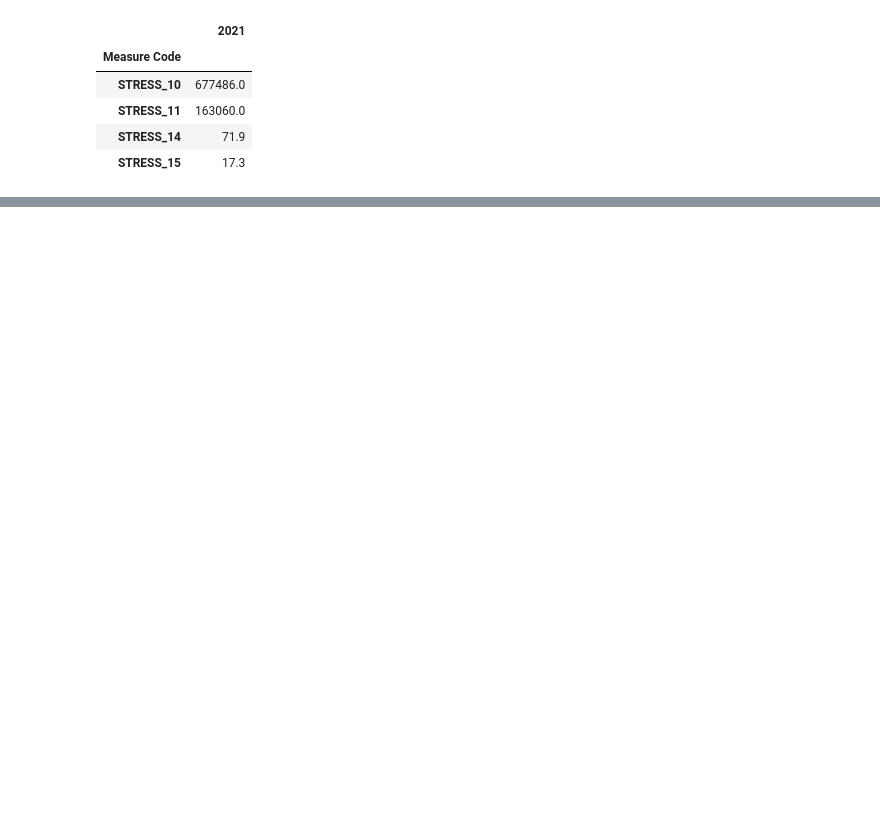
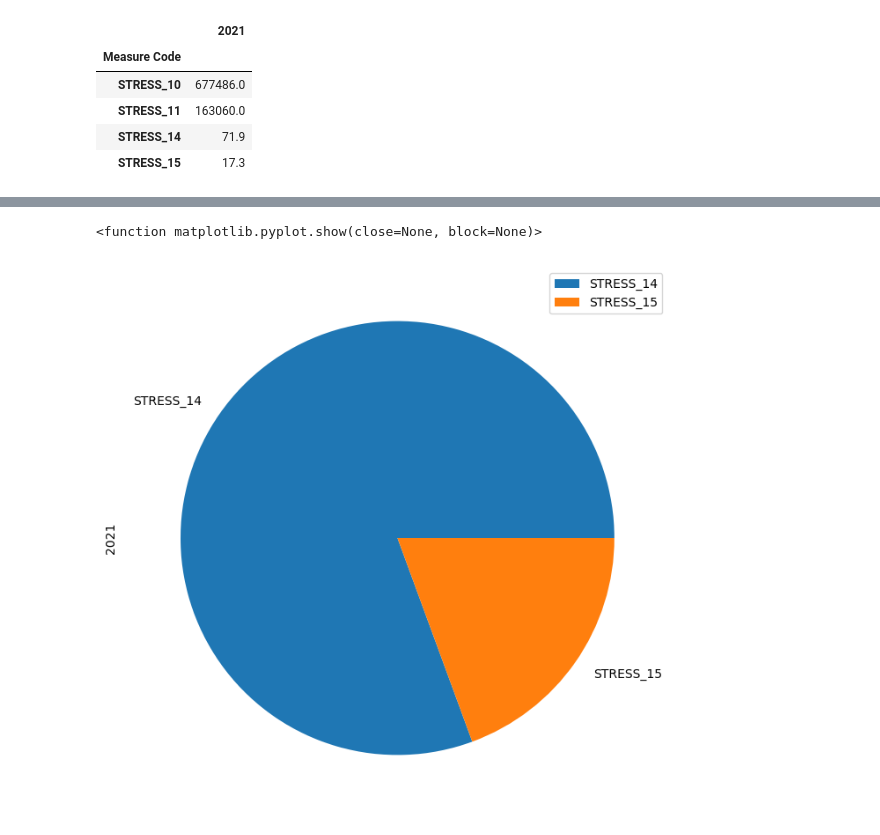
Before and after one commit to Damien-Nguyen/Analysis-of-mortgage-stress-by-geography-in-Australia, a Jupyter notebook: NSW_mortgage.ipynb, the cells around one changed output, grey strips where cells are left out. Saved outputs shown, nothing was run; the diff lists cells and outputs as text; code cells hidden in the pictures; blank space fills up the shorter version.

```diff
--- a/NSW_mortgage.ipynb
+++ b/NSW_mortgage.ipynb
@@ -111,8 +108,14 @@ NSW_mortgages_DF.head()
 # %%
 mortgages_stress_2021 = NSW_mortgages_DF.drop(columns=["Parent Description","Description","2016","2017","2018","2019","2020"])
 mortgages_stress_2021.drop([0,1,244,245,414,455,642,643,646,647,742,743,744,745,746,747,748,749], axis=0, inplace=True)
-Lower_income = mortgages_stress_2021.drop(index=[644,645])
-Higher_income = mortgages_stress_2021.drop(index=[640,641])
+Lower_income = mortgages_stress_2021.drop(index=[641,645])
+Lower_income_no = mortgages_stress_2021.drop(index=[641,644,645])
+Lower_income_percentage = mortgages_stress_2021.drop(index=[640,641,645])
+Higher_income = mortgages_stress_2021.drop(index=[640,644])
+Higher_income_no = mortgages_stress_2021.drop(index=[640,644,645])
+Higher_income_percentage = mortgages_stress_2021.drop(index=[640,641,644])
+Lower_vs_higher_no = mortgages_stress_2021.drop(index=[644,645])
+Lower_vs_higher_percentage = mortgages_stress_2021.drop(index=[640,641])
 mortgages_stress_2021.set_index(mortgages_stress_2021['Measure Code'], inplace=True)
 mortgages_stress_2021.drop(columns=['Measure Code'], inplace=True)
 mortgages_stress_2021
@@ -131,11 +168,14 @@ Higher_income_plot
 # %% [output]
 [interactive output not drawn]
 # %%
-Lower_income.set_index(Lower_income['Measure Code'], inplace=True)
-Lower_income.drop(columns=['Measure Code'], inplace=True)
-Lower_income_plot = Lower_income['2021'].hvplot.bar(
-    label="Household Mortgage Repayments of Lower Household Income",
-    shared_axes = False)
-Lower_income_plot
+Lower_vs_higher_percentage.set_index(Lower_vs_higher_percentage['Measure Code'], inplace=True)
+Lower_vs_higher_percentage.drop(columns=['Measure Code'], inplace=True)
+Lower_vs_higher_percentage_plot = Lower_vs_higher_percentage['2021'].hvplot.bar(
+    x='Measure Code',
+    label="Lower VS Higher Mortgage income (%)",
+    shared_axes = False,
+).opts(
+)
+Lower_vs_higher_percentage_plot
 # %% [output]
 [interactive output not drawn]
@@ -155,0 +182,6 @@ Lower_box + Higher_box
+# %%
+Lower_vs_higher_percentage.plot(kind='pie', subplots=True, figsize=(8,8))
+plt.show
+# %% [output]
+<function matplotlib.pyplot.show(close=None, block=None)>
+[figure, added]
```
Also changed, not shown: parts of 12 cells of this notebook, 1 other file.
